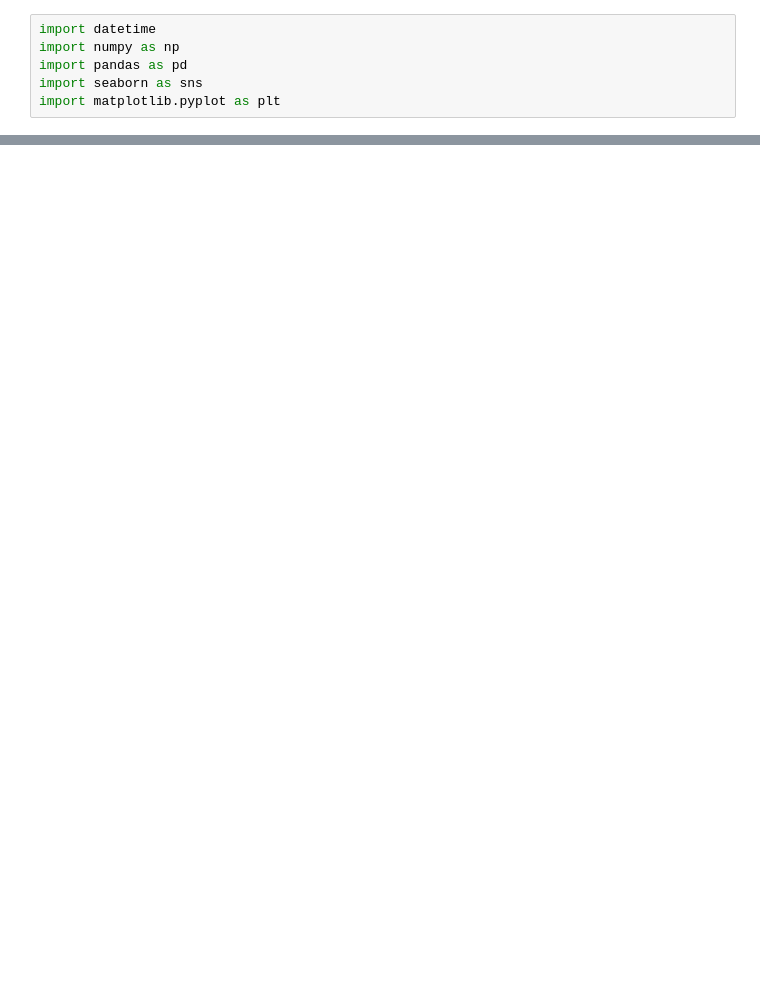
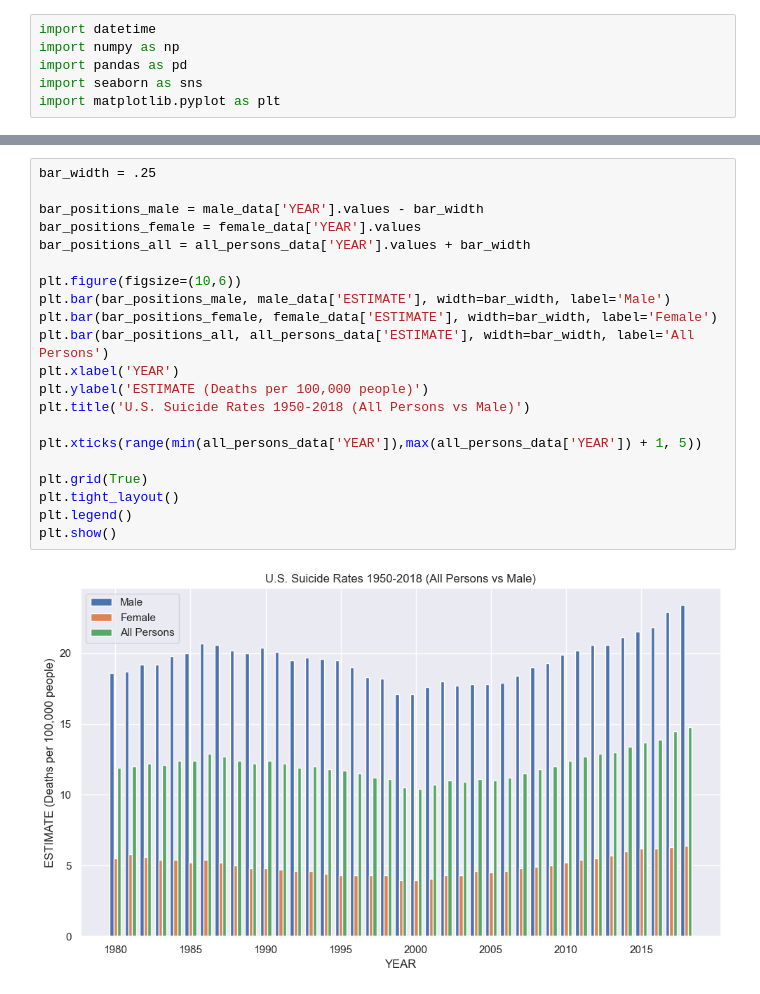
Before and after one commit to jaimelu/jaimelu.github.io, a Jupyter notebook: FinalProject.ipynb, the cells around one changed output, grey strips where cells are left out. Cells and saved outputs as stored; diff of their text form; blank space fills up the shorter version.

```diff
--- a/FinalProject.ipynb
+++ b/FinalProject.ipynb
@@ -96,0 +165,23 @@ plt.show()
+# %%
+bar_width = .25
+
+bar_positions_male = male_data['YEAR'].values - bar_width
+bar_positions_female = female_data['YEAR'].values
+bar_positions_all = all_persons_data['YEAR'].values + bar_width
+
+plt.figure(figsize=(10,6))
+plt.bar(bar_positions_male, male_data['ESTIMATE'], width=bar_width, label='Male')
+plt.bar(bar_positions_female, female_data['ESTIMATE'], width=bar_width, label='Female')
+plt.bar(bar_positions_all, all_persons_data['ESTIMATE'], width=bar_width, label='All Persons')
+plt.xlabel('YEAR')
+plt.ylabel('ESTIMATE (Deaths per 100,000 people)')
+plt.title('U.S. Suicide Rates 1950-2018 (All Persons vs Male)')
+
+plt.xticks(range(min(all_persons_data['YEAR']),max(all_persons_data['YEAR']) + 1, 5))
+
+plt.grid(True)
+plt.tight_layout()
+plt.legend()
+plt.show()
+# %% [output]
+[figure, added]
```
Also changed, not shown: parts of 13 cells of this notebook.
